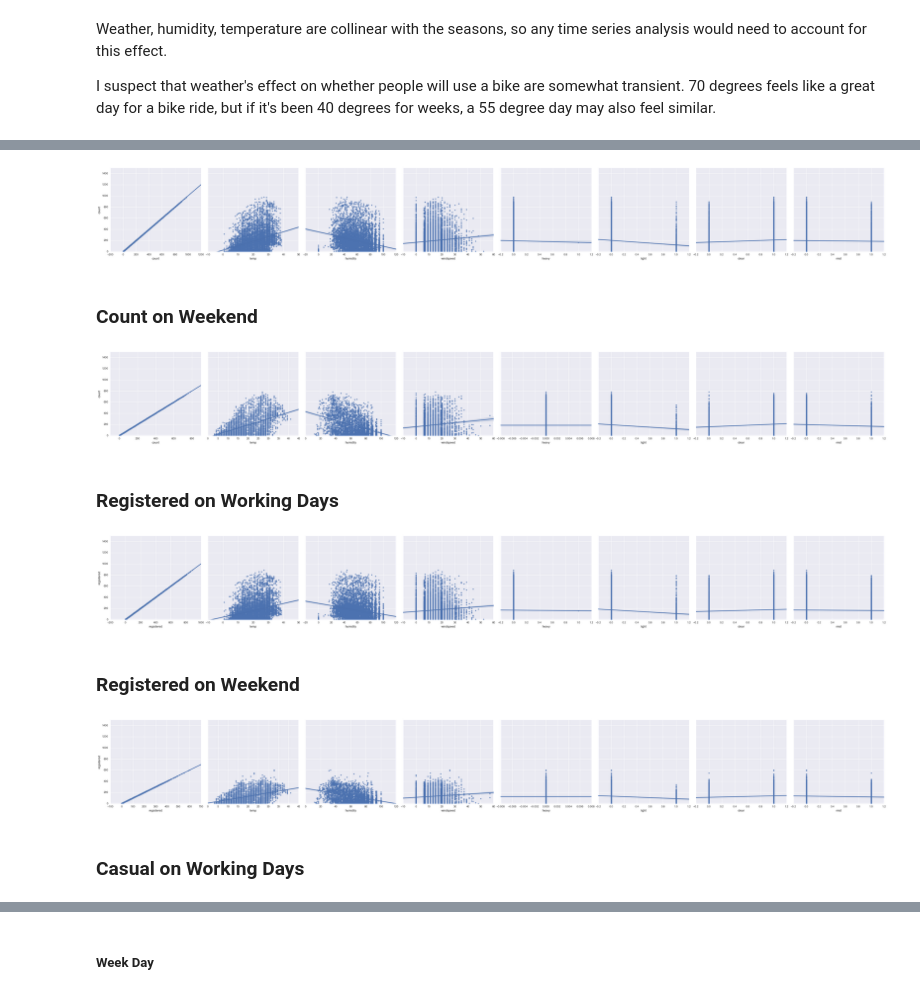
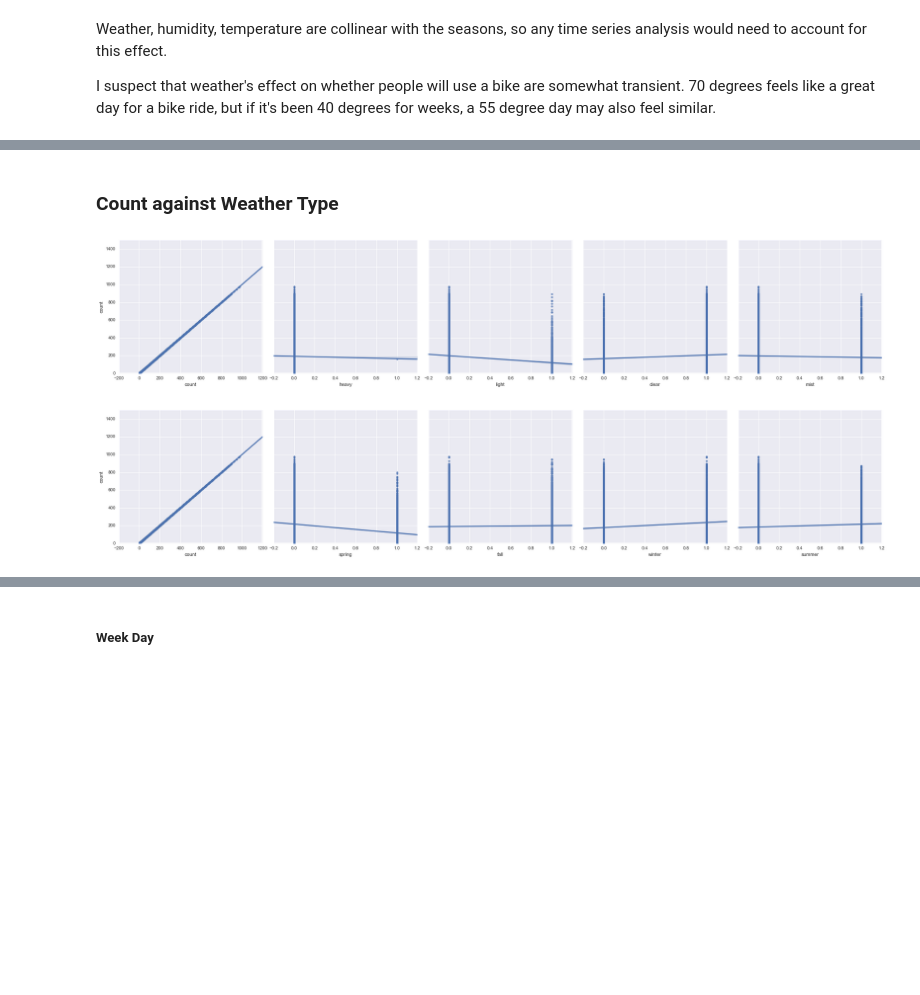
Before and after one commit to Ryanglambert/dc_bike_share_analysis, a Jupyter notebook: Bike_Share_EDA.ipynb, the cells around one changed output, grey strips where cells are left out. Saved outputs shown, nothing was run; the diff lists cells and outputs as text; code cells hidden in the pictures; blank space fills up the shorter version.

```diff
--- a/Bike_Share_EDA.ipynb
+++ b/Bike_Share_EDA.ipynb
@@ -93,28 +87,12 @@ def pairplot(train, pair_variables, y_var):
+# %% [markdown]
+### Count against Weather Type
 # %%
 y = 'count'
-pairplot(train[train['workingday'] == 1], [y, 'temp', 'humidity', 'windspeed', 'heavy', 'light', 'clear', 'mist'], y_var=[y])
+pairplot(train, [y, 'heavy', 'light', 'clear', 'mist'], y_var=[y])
 # %% [output]
-[figure, old version]
+[figure, new version]
-# %% [markdown]
-### Count on Weekend
 # %%
 y = 'count'
-pairplot(train[train['workingday'] == 0], [y, 'temp', 'humidity', 'windspeed', 'heavy', 'light', 'clear', 'mist'], y_var=[y])
+pairplot(train, [y, 'spring', 'fall', 'winter', 'summer'], y_var=[y])
 # %% [output]
-[figure, old version]
+[figure, new version]
-# %% [markdown]
-### Registered on Working Days
-# %%
-y = 'registered'
-pairplot(train[train['workingday'] == 1], [y, 'temp', 'humidity', 'windspeed', 'heavy', 'light', 'clear', 'mist'], y_var=[y])
-# %% [output]
-[figure, removed]
-# %% [markdown]
-### Registered on Weekend
-# %%
-y = 'registered'
-pairplot(train[train['workingday'] == 0], [y, 'temp', 'humidity', 'windspeed', 'heavy', 'light', 'clear', 'mist'], y_var=[y])
-# %% [output]
-[figure, removed]
-# %% [markdown]
-### Casual on Working Days
```
Also changed, not shown: parts of 42 cells of this notebook.
